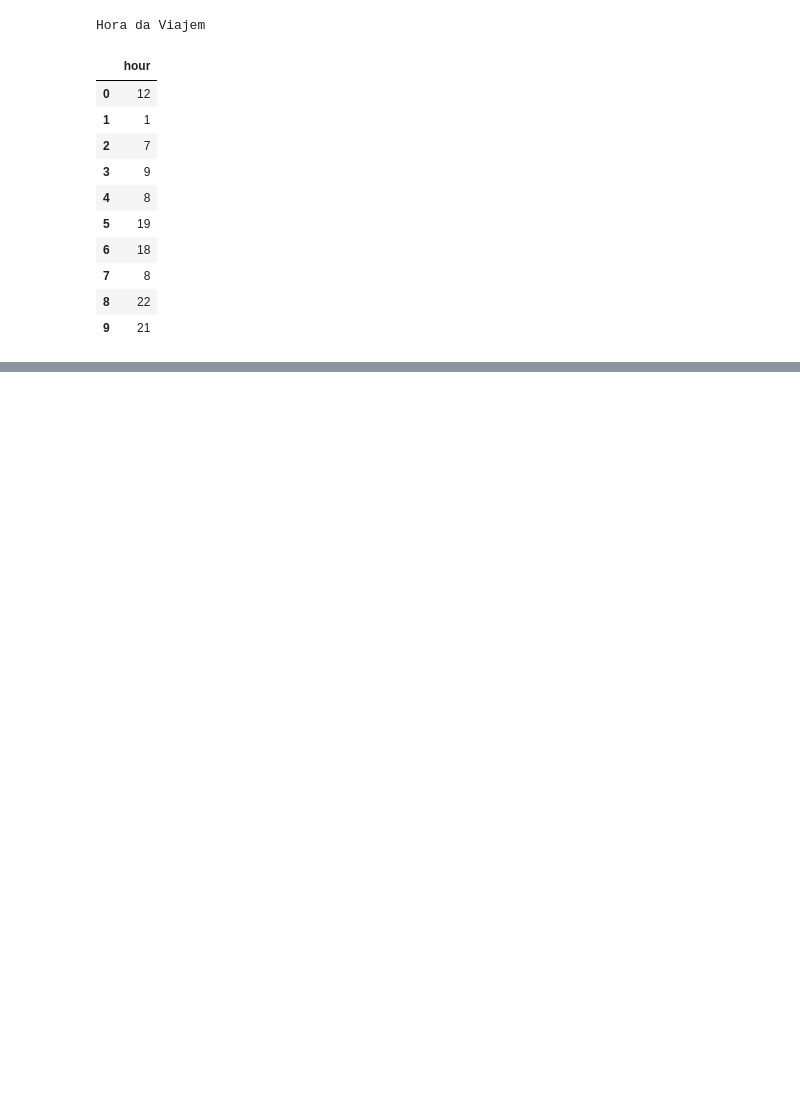
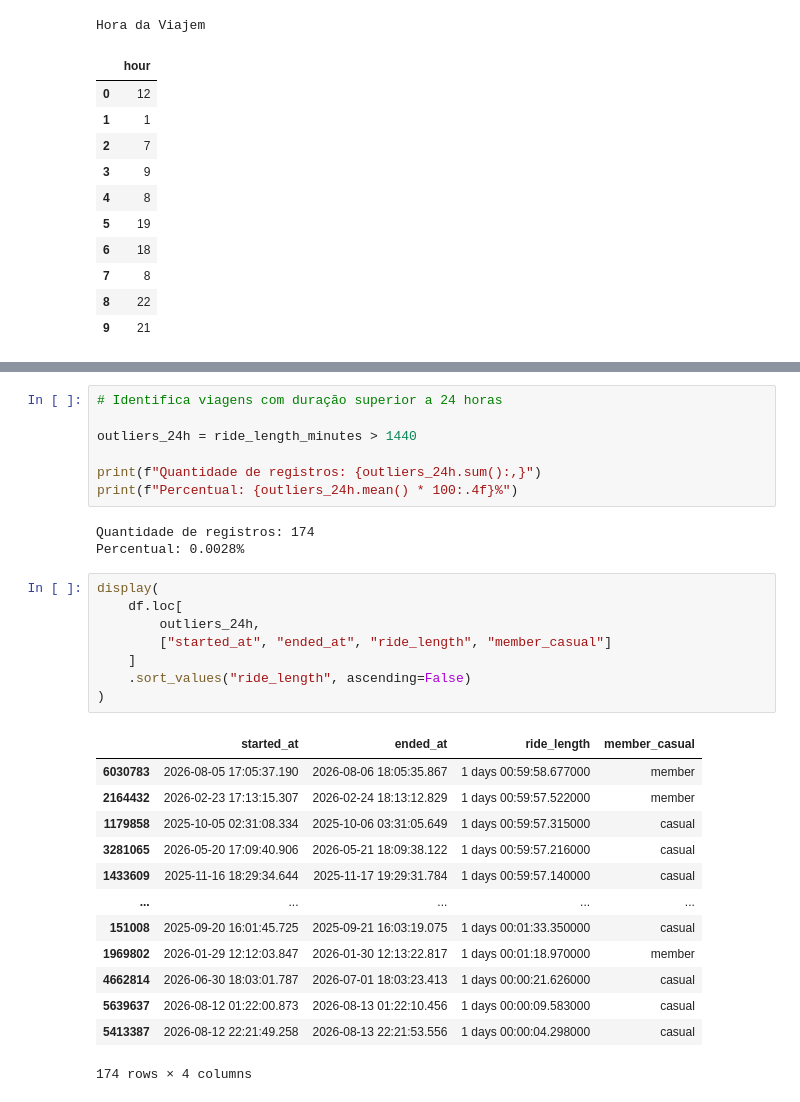
Before and after one commit to AleCecilio/Analise_Cyclistic, a Jupyter notebook: notebooks/02_data_cleaning.ipynb, the cells around one changed output, grey strips where cells are left out. Drawn from its saved outputs; the diff is of its cells as text; blank space fills up the shorter version.

```diff
--- a/notebooks/02_data_cleaning.ipynb
+++ b/notebooks/02_data_cleaning.ipynb
@@ -1520,0 +1671,32 @@ Hora da Viajem
+# %%
+# Identifica viagens com duração superior a 24 horas
+
+outliers_24h = ride_length_minutes > 1440
+
+print(f"Quantidade de registros: {outliers_24h.sum():,}")
+print(f"Percentual: {outliers_24h.mean() * 100:.4f}%")
+# %% [output]
+Quantidade de registros: 174
+Percentual: 0.0028%
+# %%
+display(
+    df.loc[
+        outliers_24h,
+        ["started_at", "ended_at", "ride_length", "member_casual"]
+    ]
+    .sort_values("ride_length", ascending=False)
+)
+# %% [output]
+|  | started_at | ended_at | ride_length | member_casual |
+| 6030783 | 2026-08-05 17:05:37.190 | 2026-08-06 18:05:35.867 | 1 days 00:59:58.677000 | member |
+| 2164432 | 2026-02-23 17:13:15.307 | 2026-02-24 18:13:12.829 | 1 days 00:59:57.522000 | member |
+| 1179858 | 2025-10-05 02:31:08.334 | 2025-10-06 03:31:05.649 | 1 days 00:59:57.315000 | casual |
+| 3281065 | 2026-05-20 17:09:40.906 | 2026-05-21 18:09:38.122 | 1 days 00:59:57.216000 | casual |
+| 1433609 | 2025-11-16 18:29:34.644 | 2025-11-17 19:29:31.784 | 1 days 00:59:57.140000 | casual |
+| ... | ... | ... | ... | ... |
+| 151008 | 2025-09-20 16:01:45.725 | 2025-09-21 16:03:19.075 | 1 days 00:01:33.350000 | casual |
+| 1969802 | 2026-01-29 12:12:03.847 | 2026-01-30 12:13:22.817 | 1 days 00:01:18.970000 | member |
+| 4662814 | 2026-06-30 18:03:01.787 | 2026-07-01 18:03:23.413 | 1 days 00:00:21.626000 | casual |
+| 5639637 | 2026-08-12 01:22:00.873 | 2026-08-13 01:22:10.456 | 1 days 00:00:09.583000 | casual |
+| 5413387 | 2026-08-12 22:21:49.258 | 2026-08-13 22:21:53.556 | 1 days 00:00:04.298000 | casual |
+174 rows × 4 columns
```
Also changed, not shown: parts of 18 cells of this notebook.
